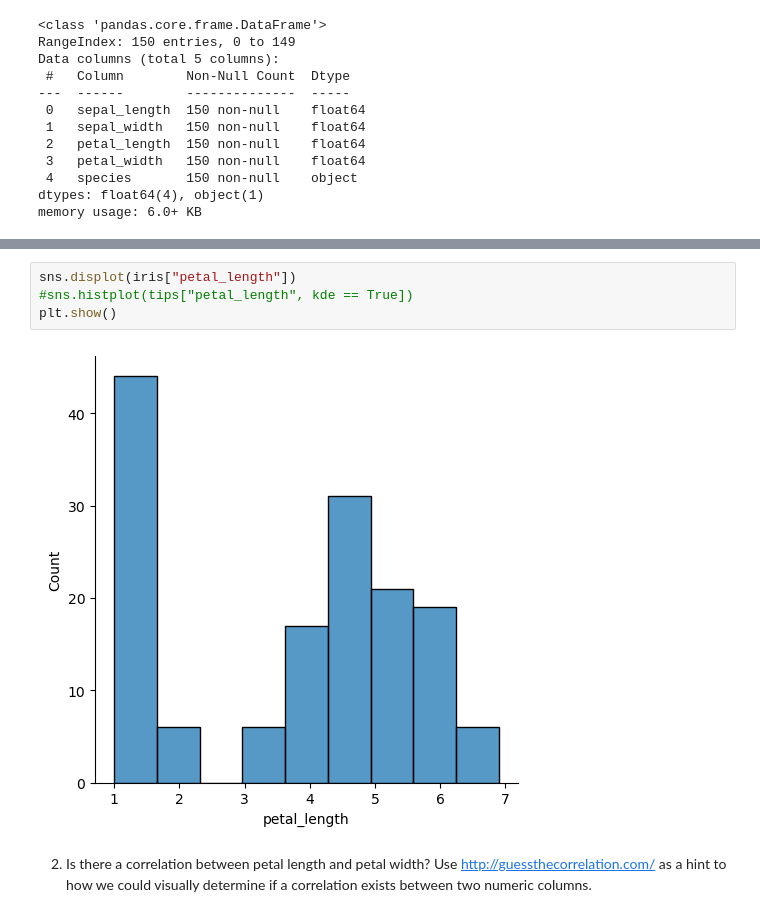
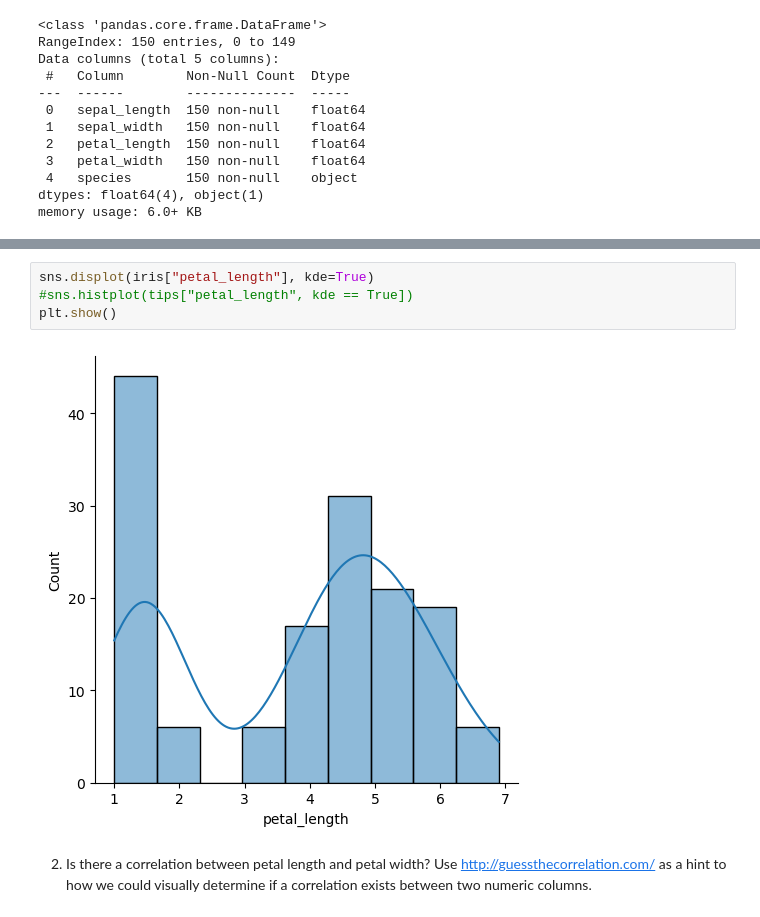
Before and after one commit to manuelparra1/data-science-libraries, a Jupyter notebook: seaborne_exercises.ipynb, the cells around one changed output, grey strips where cells are left out. Saved outputs shown, nothing was run; the diff lists cells and outputs as text.

```diff
--- a/seaborne_exercises.ipynb
+++ b/seaborne_exercises.ipynb
@@ -47,8 +50,8 @@ iris.head()
 # %%
-sns.displot(iris["petal_length"])
+sns.displot(iris["petal_length"], kde=True)
 #sns.histplot(tips["petal_length", kde == True])
 plt.show()
 # %% [output]
-[figure, old version]
+[figure, new version]
 # %% [markdown]
 2. Is there a correlation between petal length and petal width? Use http://guessthecorrelation.com/ as a hint to how we could visually determine if a correlation exists between two numeric columns.
```
Also changed, not shown: parts of 32 cells of this notebook.
